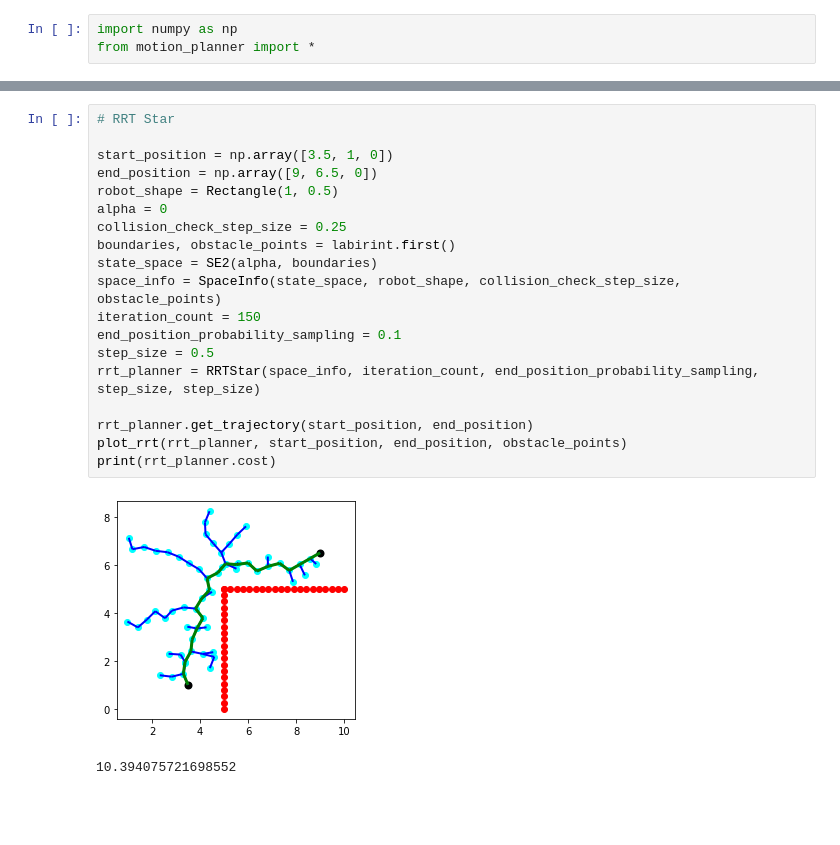
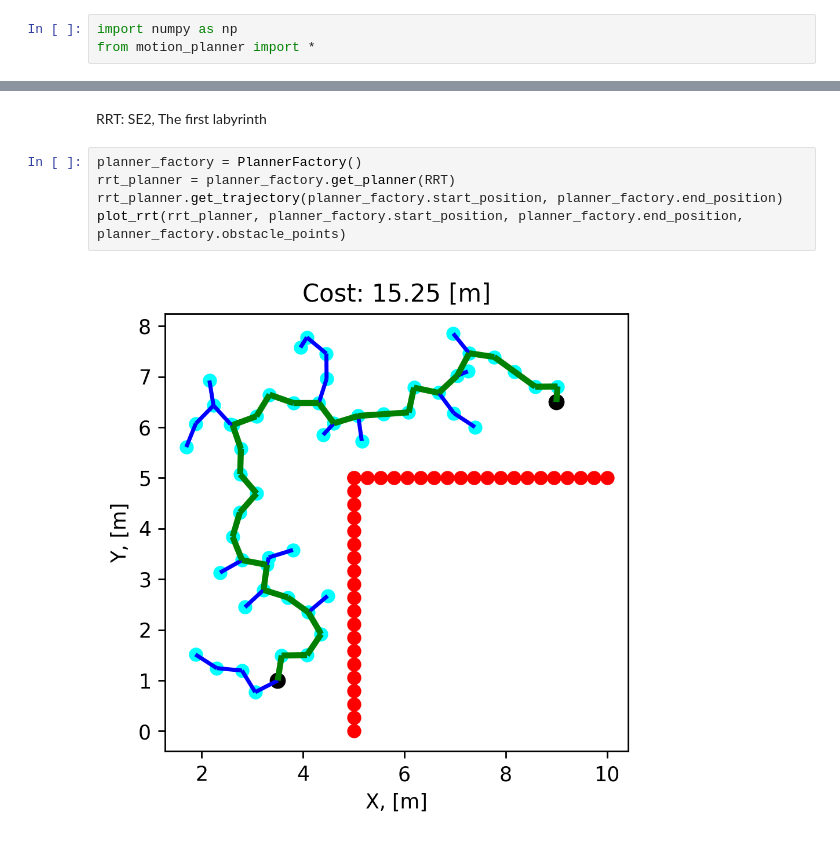
Before and after one commit to Steplerchik/motion-planner, a Jupyter notebook: notebooks/colab_rrt_plot.ipynb, the cells around one changed output, grey strips where cells are left out. Cells and saved outputs as stored; diff of their text form; blank space fills up the shorter version.

Commit message:
PlannerFactory is created

```diff
--- a/notebooks/colab_rrt_plot.ipynb
+++ b/notebooks/colab_rrt_plot.ipynb
@@ -112,22 +24,9 @@ print(rrt_planner.cost)
-# %%
-# RRT Star
-
-start_position = np.array([3.5, 1, 0])
-end_position = np.array([9, 6.5, 0])
-robot_shape = Rectangle(1, 0.5)
-alpha = 0
-collision_check_step_size = 0.25
-boundaries, obstacle_points = labirint.first()
-state_space = SE2(alpha, boundaries)
-space_info = SpaceInfo(state_space, robot_shape, collision_check_step_size, obstacle_points)
-iteration_count = 150
-end_position_probability_sampling = 0.1
-step_size = 0.5
-rrt_planner = RRTStar(space_info, iteration_count, end_position_probability_sampling, step_size, step_size)
-
-rrt_planner.get_trajectory(start_position, end_position)
-plot_rrt(rrt_planner, start_position, end_position, obstacle_points)
-print(rrt_planner.cost)
-# %% [output]
-[figure, removed]
-10.394075721698552
+# %% [markdown]
+RRT: SE2, The first labyrinth
+# %%
+planner_factory = PlannerFactory()
+rrt_planner = planner_factory.get_planner(RRT)
+rrt_planner.get_trajectory(planner_factory.start_position, planner_factory.end_position)
+plot_rrt(rrt_planner, planner_factory.start_position, planner_factory.end_position, planner_factory.obstacle_points)
+# %% [output]
+[figure, added]
```
Also changed, not shown: parts of 17 cells of this notebook, 4 other files.
